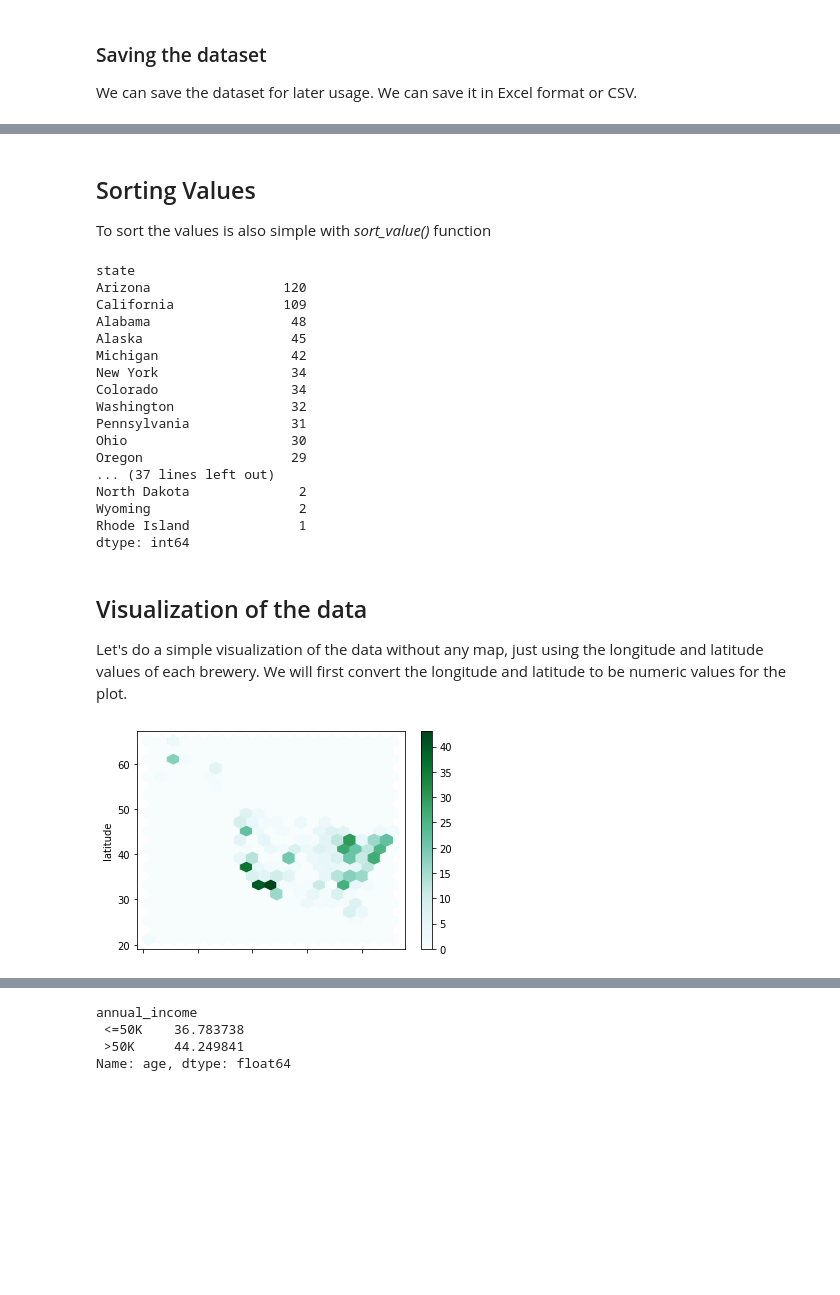
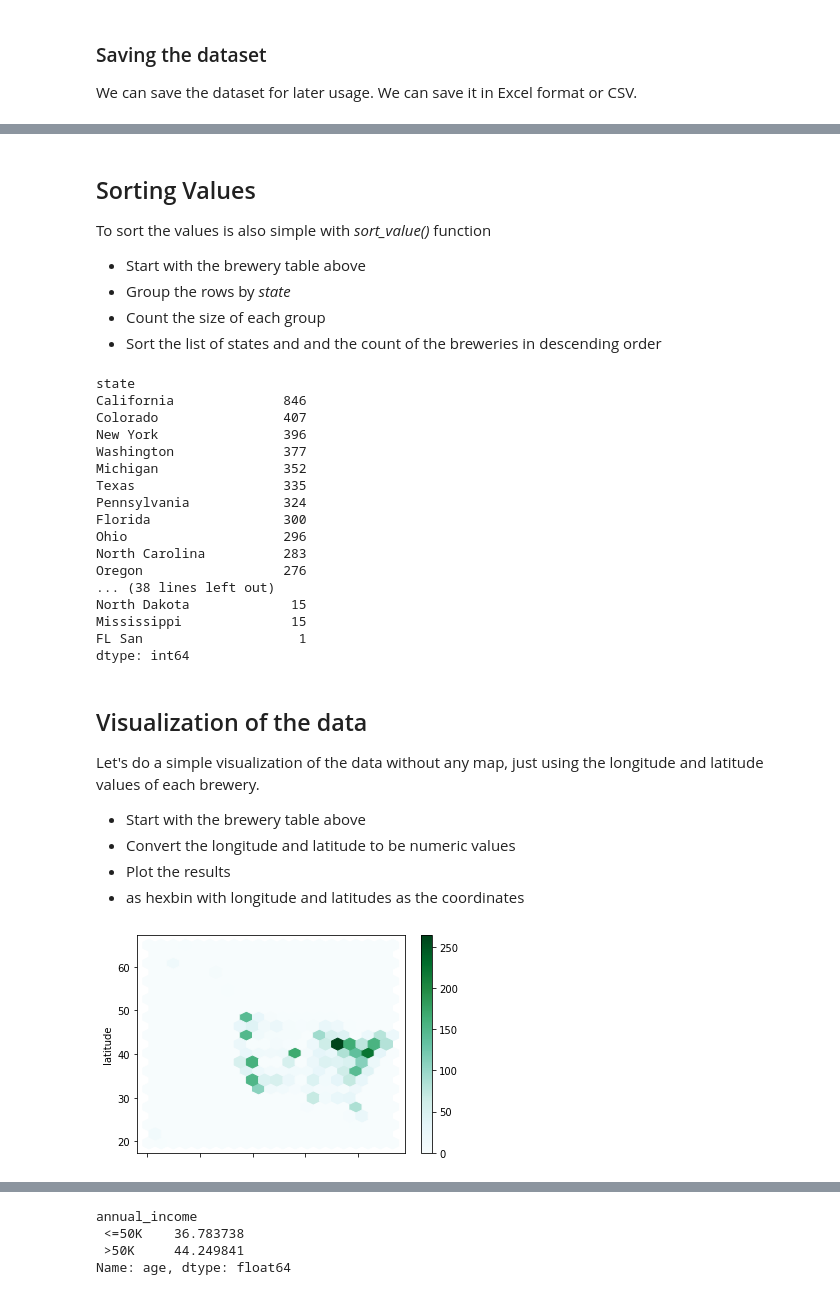
Before and after one commit to luisdomin5/from-excel-to-pandas, a Jupyter notebook: _sources/notebooks/03.02_group_by.ipynb, the cells around one changed output, grey strips where cells are left out. Drawn from its saved outputs; the diff is of its cells as text; code cells hidden in the pictures; blank space fills up the shorter version.

```diff
--- a/_sources/notebooks/03.02_group_by.ipynb
+++ b/_sources/notebooks/03.02_group_by.ipynb
@@ -14,8 +14,8 @@ We will now start with another data from API from an open source [brewery-DB API
 # %%
-url = 'https://api.openbrewerydb.org/breweries?per_page=50'
+open_brewery_api_url = 'https://api.openbrewerydb.org/breweries?per_page=50'
 
 import requests
-response = requests.get(url)
+response = requests.get(open_brewery_api_url)
 response
 # %% [output]
 <Response [200]>
@@ -40,13 +41,13 @@ If the number of results from an API is high, the API is often using pagination
 # %%
-response = requests.get(url).json()
-api_dataset = response
+response = requests.get(open_brewery_api_url).json()
+api_dataset = [] # response
 
 #looping through and putting data to the list api_dataset
-for page in range (2, 20):
-    response = requests.get(url + f"&page={page}").json()
+for page in range (1, 150):
+    response = requests.get(open_brewery_api_url + f"&page={page}").json()
     api_dataset.extend(response)
 
-pmap_data = pd.json_normalize(api_dataset)
+breweries_data = pd.json_normalize(api_dataset)
 # %% [markdown]
 ### Saving the dataset
 
@@ -85,9 +89,13 @@ dtype: int64
 ## Sorting Values
 
 To sort the values is also simple with _sort_value()_ function
+* Start with the brewery table above
+* Group the rows by _state_
+* Count the size of each group
+* Sort the list of states and and the count of the breweries in descending order
 # %%
 us_brewery_distribution = (
-    pmap_data
+    breweries_data
     .groupby('state')
     .size()
     .sort_values(ascending=False)
@@ -96,36 +104,44 @@ us_brewery_distribution = (
 us_brewery_distribution
 # %% [output]
 state
-Arizona                 120
-California              109
-Alabama                  48
-Alaska                   45
-Michigan                 42
-New York                 34
-Colorado                 34
-Washington               32
-Pennsylvania             31
-Ohio                     30
-Oregon                   29
-... (37 lines left out)
-North Dakota              2
-Wyoming                   2
-Rhode Island              1
+California              846
+Colorado                407
+New York                396
+Washington              377
+Michigan                352
+Texas                   335
+Pennsylvania            324
+Florida                 300
+Ohio                    296
+North Carolina          283
+Oregon                  276
+... (38 lines left out)
+North Dakota             15
+Mississippi              15
+FL San                    1
 dtype: int64
 # %% [markdown]
 ## Visualization of the data
 
-Let's do a simple visualization of the data without any map, just using the longitude and latitude values of each brewery. We will first convert the longitude and latitude to be numeric values for the plot.
+Let's do a simple visualization of the data without any map, just using the longitude and latitude values of each brewery.
+* Start with the brewery table above
+* Convert the longitude and latitude to be numeric values
+* Plot the results
+* as hexbin with longitude and latitudes as the coordinates
 # %%
 (
-    pmap_data
+    breweries_data
     .assign(longitude = lambda x : pd.to_numeric(x.longitude))
     .assign(latitude = lambda x : pd.to_numeric(x.latitude))
     .plot
-    .hexbin(x='longitude', y='latitude', gridsize=20)
+    .hexbin(
+        x='longitude',
+        y='latitude',
+        gridsize=20
+    )
 );
 # %% [output]
-[figure, old version]
+[figure, new version]
 # %% [markdown]
 ## More advanced Aggregation Functions
 
```
Also changed, not shown: parts of 16 cells of this notebook, 17 other files.
